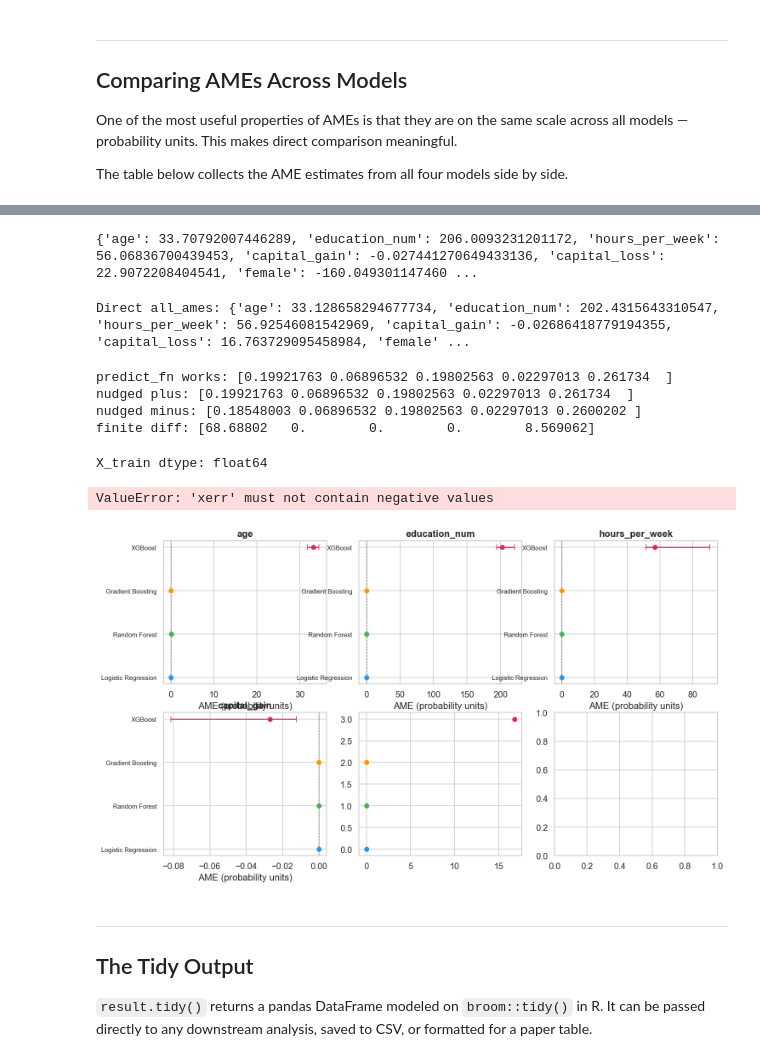
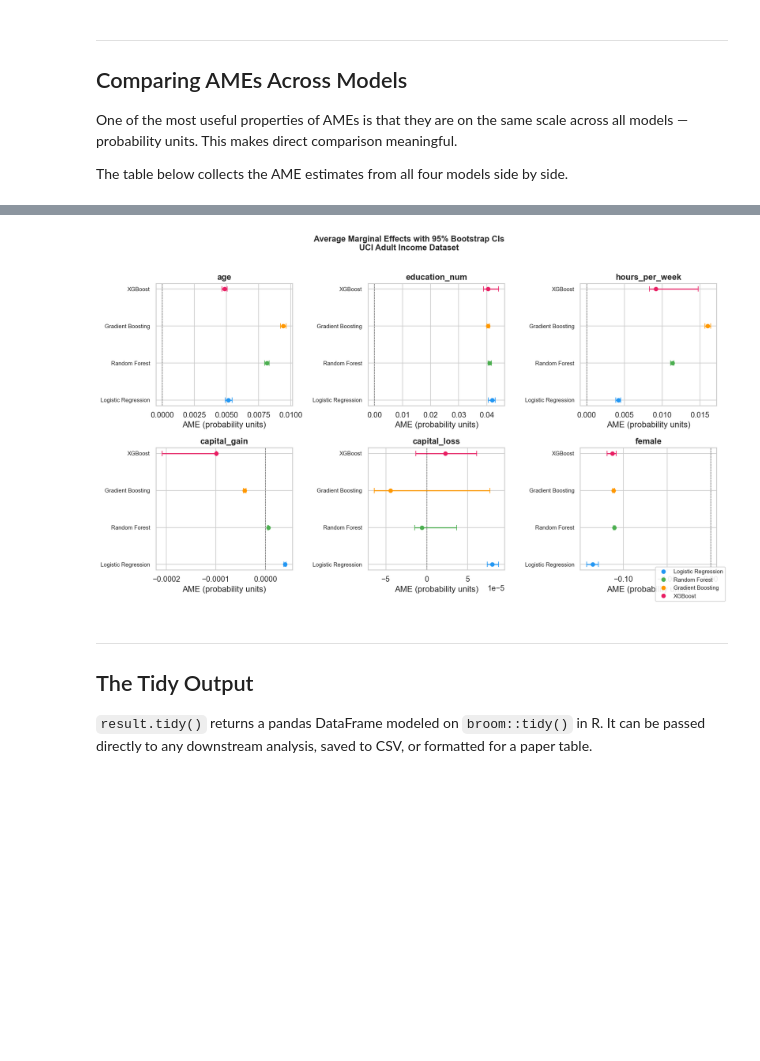
Before and after one commit to penny4nonsense/marginfx, a Jupyter notebook: examples/notebooks/marginfx_demo.ipynb, the cells around one changed output, grey strips where cells are left out. Cells and saved outputs as stored; diff of their text form; code cells hidden in the pictures; blank space fills up the shorter version.

```diff
--- a/examples/notebooks/marginfx_demo.ipynb
+++ b/examples/notebooks/marginfx_demo.ipynb
@@ -407,65 +336,3 @@ min: 0.015500861 max: 0.26962298
-# %%
-# Compute AMEs manually on a single bootstrap replicate
-from marginfx.core import all_ames
-
-rng = np.random.default_rng(42)
-idx = rng.integers(0, X_train.shape[0], size=X_train.shape[0])
-X_boot = X_train[idx]
-y_boot = y_train[idx]
-
-fitted = fit_fn(xgb_model, X_boot, y_boot)
-
-def replicate_predict_fn(X_input):
-    return fitted.predict_proba(X_input)[:, 1]
-
-ames = all_ames(
-    X=X_boot,
-    predict_fn=replicate_predict_fn,
-    feature_names=feature_names,
-)
-
-print(ames)
-# %% [output]
-{'age': 33.70792007446289, 'education_num': 206.0093231201172, 'hours_per_week': 56.06836700439453, 'capital_gain': -0.027441270649433136, 'capital_loss': 22.9072208404541, 'female': -160.049301147460 ...
-# %%
-# Check what predict_fn bootstrap_ames actually receives
-from marginfx.core import all_ames
-from marginfx.engines.sklearn import make_predict_fn
-
-predict_fn = make_predict_fn(xgb_model)
-
-# This is what bootstrap_ames uses for point estimates
-point_ames = all_ames(
-    X=X_train,
-    predict_fn=predict_fn,
-    feature_names=feature_names,
-)
-print("Direct all_ames:", point_ames)
-# %% [output]
-Direct all_ames: {'age': 33.128658294677734, 'education_num': 202.4315643310547, 'hours_per_week': 56.92546081542969, 'capital_gain': -0.02686418779194355, 'capital_loss': 16.763729095458984, 'female' ...
-# %%
-# Test predict_fn directly inside marginal_effects logic
-test_pred = predict_fn(X_train[:5])
-print("predict_fn works:", test_pred)
-
-# Now nudge age manually
-X_plus = X_train[:5].copy()
-X_minus = X_train[:5].copy()
-X_plus[:, 0] += 1e-4
-X_minus[:, 0] -= 1e-4
-
-print("nudged plus:", predict_fn(X_plus))
-print("nudged minus:", predict_fn(X_minus))
-print("finite diff:", (predict_fn(X_plus) - predict_fn(X_minus)) / (2e-4))
-# %% [output]
-predict_fn works: [0.19921763 0.06896532 0.19802563 0.02297013 0.261734  ]
-nudged plus: [0.19921763 0.06896532 0.19802563 0.02297013 0.261734  ]
-nudged minus: [0.18548003 0.06896532 0.19802563 0.02297013 0.2600202 ]
-finite diff: [68.68802   0.        0.        0.        8.569062]
-# %%
-print("X_train dtype:", X_train.dtype)
-# %% [output]
-X_train dtype: float64
 # %%
 # Visualize AMEs with confidence intervals across models
 fig, axes = plt.subplots(2, 3, figsize=(14, 8))
@@ -489,41 +356,40 @@ for i, feature in enumerate(feature_names):
 
         ax.errorbar(
             x=est, y=j,
-            xerr=[[est - lo], [hi - est]],
+            xerr=[[max(0, est - lo)], [max(0, hi - est)]],
             fmt='o', color=colors[name],
             capsize=4, linewidth=1.5,
             label=name if i == 0 else None,
         )
 
     ax.axvline(0, color='black', linewidth=0.8, linestyle='--', alpha=0.5)
     ax.set_yticks(range(len(models)))
     ax.set_yticklabels(list(models.keys()), fontsize=9)
     ax.set_title(feature, fontweight='bold')
     ax.set_xlabel('AME (probability units)')
 
 # Hide unused subplot
 if len(feature_names) < len(axes):
     for j in range(len(feature_names), len(axes)):
         axes[j].set_visible(False)
 
 fig.legend(
     handles=[plt.Line2D([0], [0], marker='o', color=c, label=n, linewidth=0)
              for n, c in colors.items()],
     loc='lower right',
     fontsize=9,
     framealpha=0.9,
 )
 
 fig.suptitle(
     'Average Marginal Effects with 95% Bootstrap CIs\nUCI Adult Income Dataset',
     fontsize=13, fontweight='bold', y=1.01
 )
 plt.tight_layout()
 plt.savefig('ame_comparison.png', dpi=150, bbox_inches='tight')
 plt.show()
 # %% [output]
-ValueError: 'xerr' must not contain negative values
-[figure, old version]
+[figure, new version]
 # %% [markdown]
 ---
 
```
Also changed, not shown: parts of 9 cells of this notebook, 11 other files.
